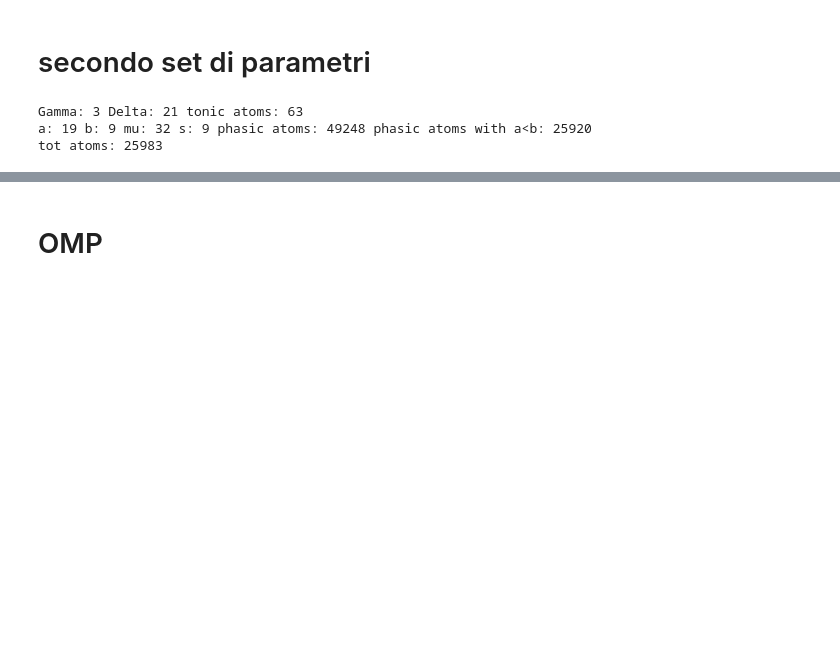
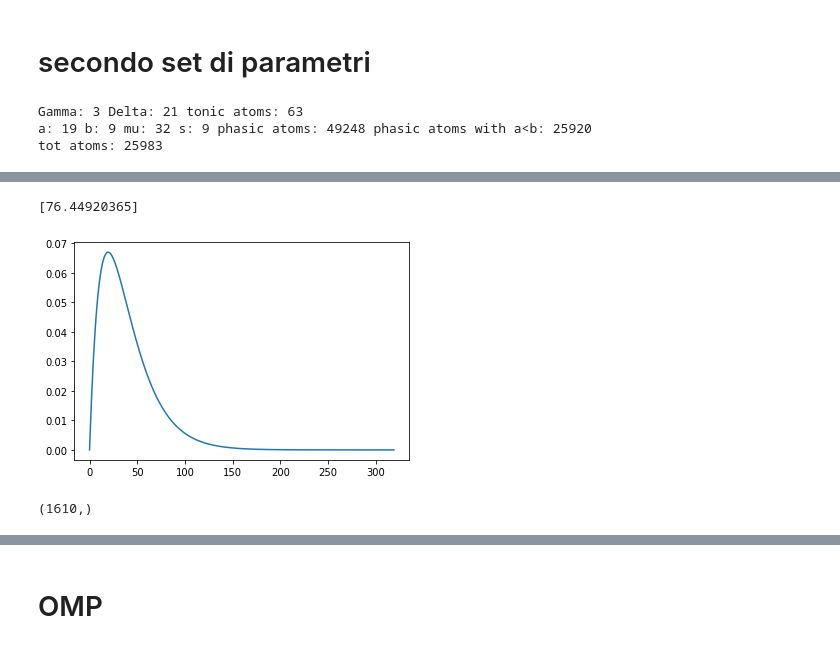
Before and after one commit to Gioelson95/MasterThesis, a Jupyter notebook: code/eda_gram/EDA-Gram-v2.ipynb, the cells around one changed output, grey strips where cells are left out. Cells and saved outputs as stored; diff of their text form; code cells hidden in the pictures; blank space fills up the shorter version.

```diff
--- a/code/eda_gram/EDA-Gram-v2.ipynb
+++ b/code/eda_gram/EDA-Gram-v2.ipynb
@@ -141,3 +220,12 @@ plt.plot(t_, D[1002,:])
+# %%
+x = np.abs(D[70,:])
+plt.plot(x)
+peaks, _ = find_peaks(x)
+results_full = peak_widths(x, peaks, rel_height=0.8)
+print(results_full[0])
+# %% [output]
+[76.44920365]
+[figure, added]
 # %%
 # funzione per normalizzazione, passare segnale e range in cui si vuole normalizzare
 
@@ -175,5 +258,10 @@ fs = 50
 # trasformazione del segnale per la libreria
 signal_p = EvenlySignal(values = signal, sampling_freq = fs, signal_type = 'eda')
+# %%
+foo = np.array(signal_p)
+foo.shape
+# %% [output]
+(1610,)
 # %%
 # dividere il segnale in frames
 
```
Also changed, not shown: parts of 17 cells of this notebook, 6 other files.
